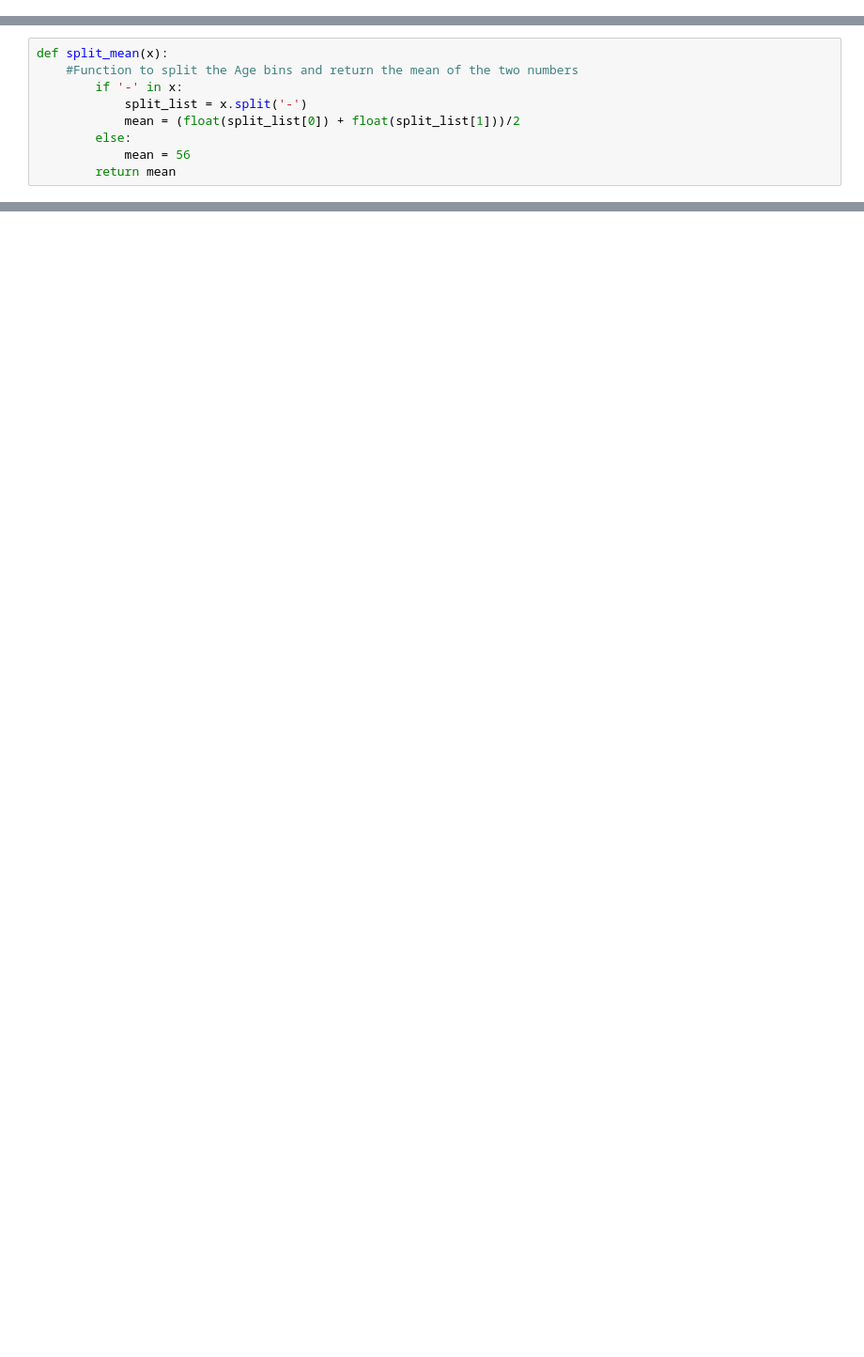
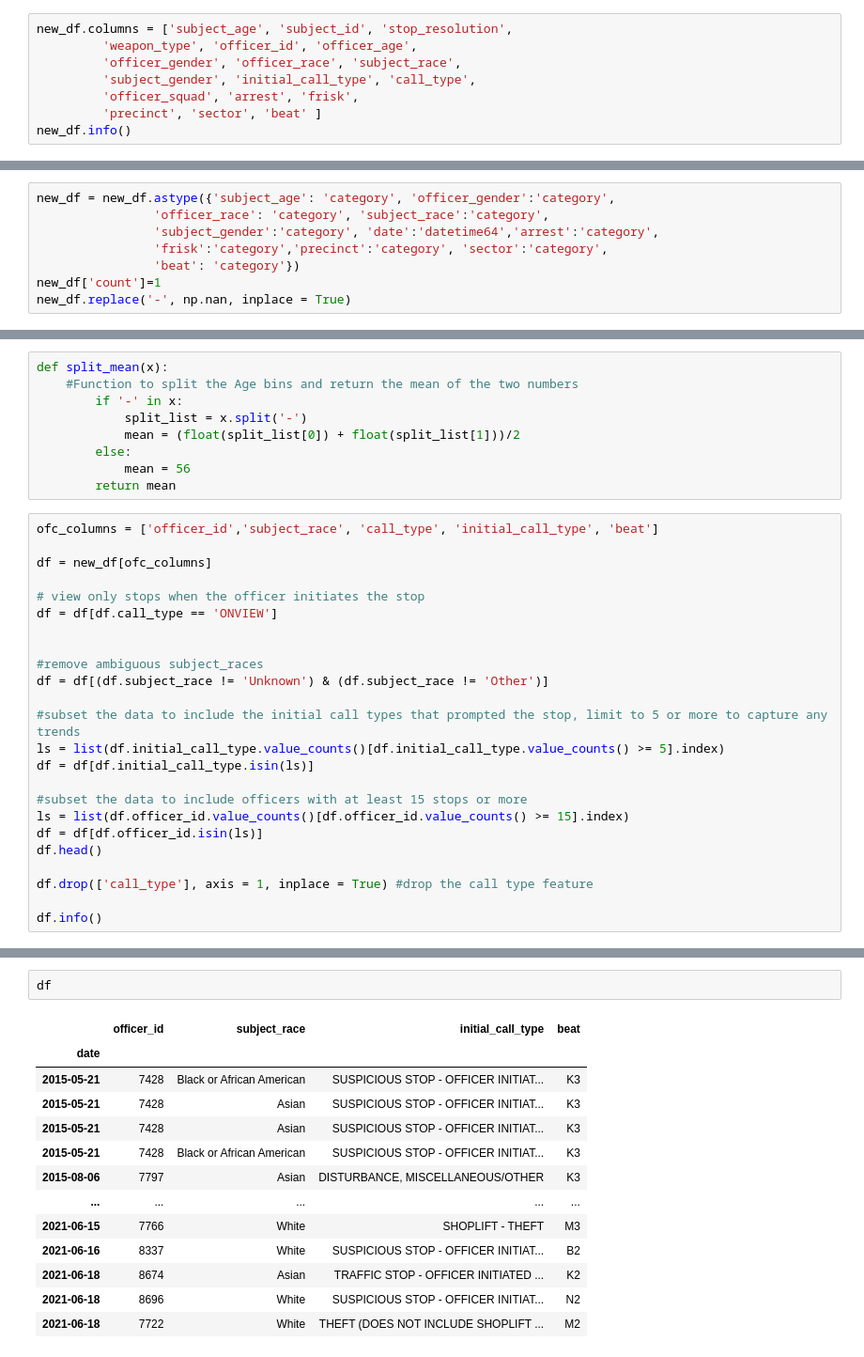
Before and after one commit to letruong711/Terry_Stop_Frisk, a Jupyter notebook: Classifications.ipynb, the cells around one changed output, grey strips where cells are left out. Shown at 94% size. Saved outputs shown, nothing was run; the diff lists cells and outputs as text; blank space fills up the shorter version.

```diff
--- a/Classifications.ipynb
+++ b/Classifications.ipynb
@@ -26,0 +82,8 @@ FileNotFoundError: [Errno 2] No such file or directory: 'C:\\Users\\letru\\Docum
+# %%
+new_df.columns = ['subject_age', 'subject_id', 'stop_resolution',
+         'weapon_type', 'officer_id', 'officer_age',
+         'officer_gender', 'officer_race', 'subject_race',
+         'subject_gender', 'initial_call_type', 'call_type',
+         'officer_squad', 'arrest', 'frisk',
+         'precinct', 'sector', 'beat' ]
+new_df.info()
@@ -26,0 +108,8 @@ FileNotFoundError: [Errno 2] No such file or directory: 'C:\\Users\\letru\\Docum
+# %%
+new_df = new_df.astype({'subject_age': 'category', 'officer_gender':'category',
+                'officer_race': 'category', 'subject_race':'category',
+                'subject_gender':'category', 'date':'datetime64','arrest':'category',
+                'frisk':'category','precinct':'category', 'sector':'category',
+                'beat': 'category'})
+new_df['count']=1
+new_df.replace('-', np.nan, inplace = True)
@@ -33,3 +124,27 @@ def split_mean(x):
         else:
             mean = 56
         return mean
+# %%
+ofc_columns = ['officer_id','subject_race', 'call_type', 'initial_call_type', 'beat']
+
+df = new_df[ofc_columns]
+
+# view only stops when the officer initiates the stop
+df = df[df.call_type == 'ONVIEW']
+
+
+#remove ambiguous subject_races
+df = df[(df.subject_race != 'Unknown') & (df.subject_race != 'Other')]
+
+#subset the data to include the initial call types that prompted the stop, limit to 5 or more to capture any trends
+ls = list(df.initial_call_type.value_counts()[df.initial_call_type.value_counts() >= 5].index)
+df = df[df.initial_call_type.isin(ls)]
+
+#subset the data to include officers with at least 15 stops or more
+ls = list(df.officer_id.value_counts()[df.officer_id.value_counts() >= 15].index)
+df = df[df.officer_id.isin(ls)]
+df.head()
+
+df.drop(['call_type'], axis = 1, inplace = True) #drop the call type feature
+
+df.info()
@@ -35,0 +163,16 @@ def split_mean(x):
+# %%
+df
+# %% [output]
+|  | officer_id | subject_race | initial_call_type | beat |
+| date |  |  |  |  |
+| 2015-05-21 | 7428 | Black or African American | SUSPICIOUS STOP - OFFICER INITIAT... | K3 |
+| 2015-05-21 | 7428 | Asian | SUSPICIOUS STOP - OFFICER INITIAT... | K3 |
+| 2015-05-21 | 7428 | Asian | SUSPICIOUS STOP - OFFICER INITIAT... | K3 |
+| 2015-05-21 | 7428 | Black or African American | SUSPICIOUS STOP - OFFICER INITIAT... | K3 |
+| 2015-08-06 | 7797 | Asian | DISTURBANCE, MISCELLANEOUS/OTHER | K3 |
+| ... | ... | ... | ... | ... |
+| 2021-06-15 | 7766 | White | SHOPLIFT - THEFT | M3 |
+| 2021-06-16 | 8337 | White | SUSPICIOUS STOP - OFFICER INITIAT... | B2 |
+| 2021-06-18 | 8674 | Asian | TRAFFIC STOP - OFFICER INITIATED ... | K2 |
+| 2021-06-18 | 8696 | White | SUSPICIOUS STOP - OFFICER INITIAT... | N2 |
+| 2021-06-18 | 7722 | White | THEFT (DOES NOT INCLUDE SHOPLIFT ... | M2 |
```
Also changed, not shown: parts of 11 cells of this notebook.
